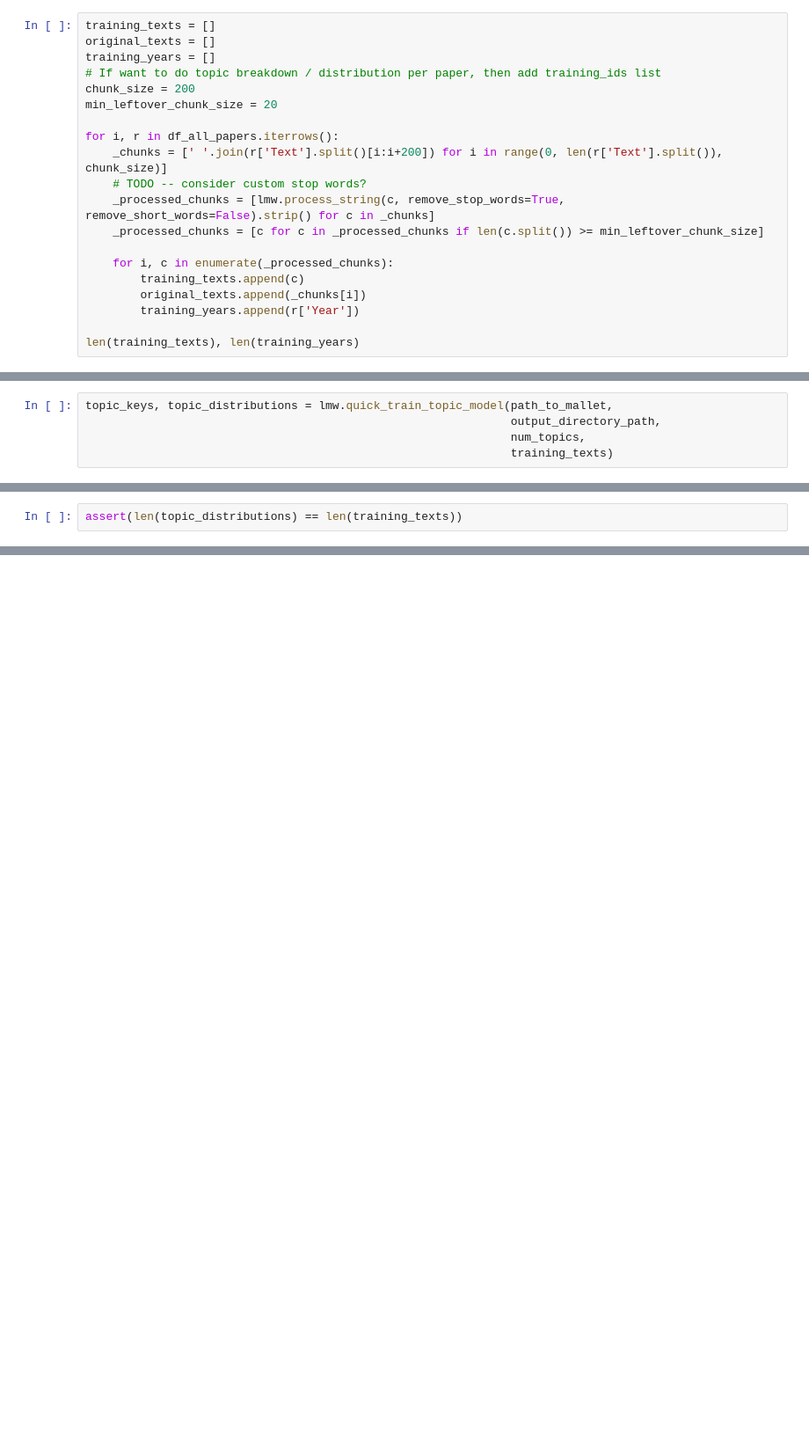
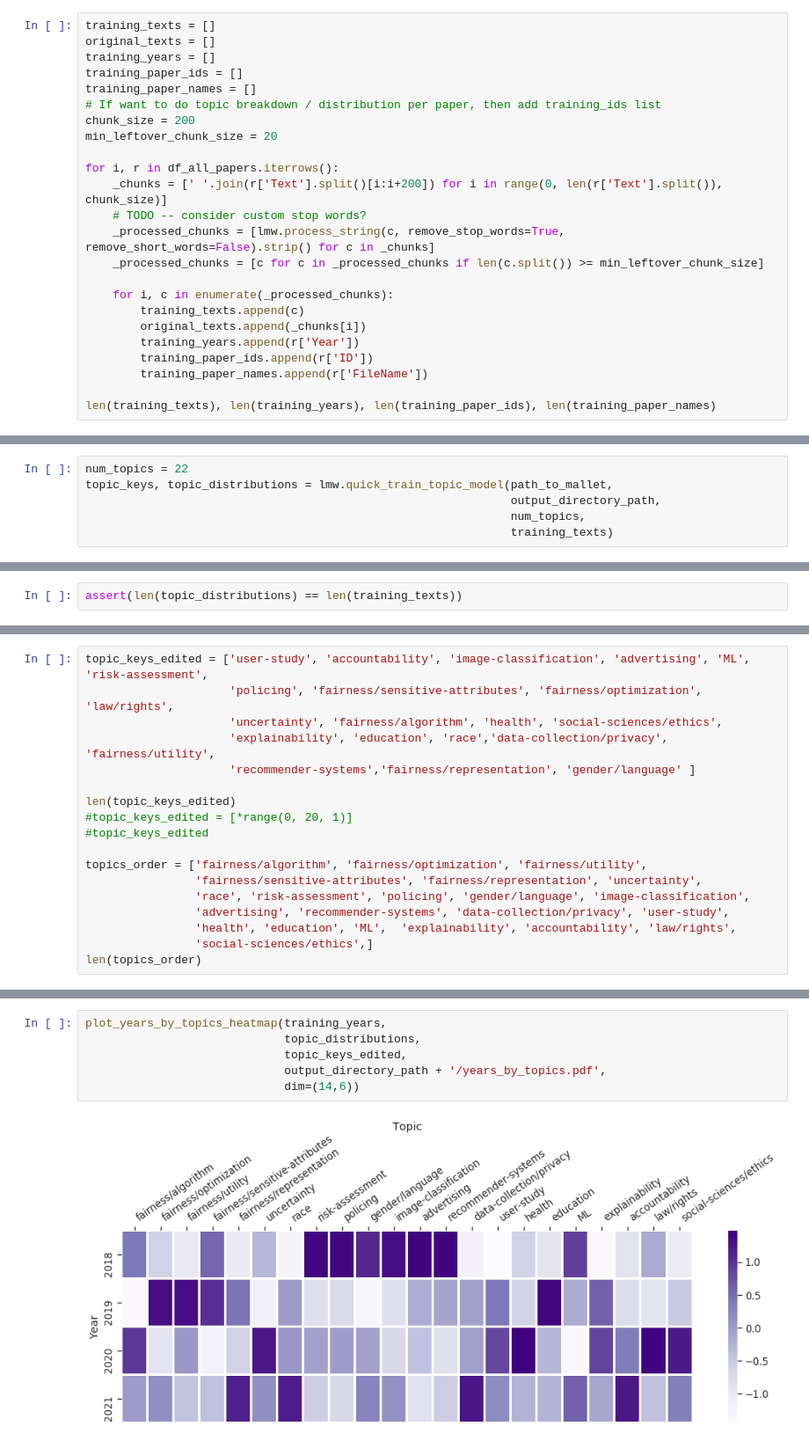
Before and after one commit to JainSameer06/FAccT-MF, a Jupyter notebook: src/lda-mallet/explore_topics.ipynb, the cells around one changed output, grey strips where cells are left out. Shown: that part at 88% size. Saved outputs shown, nothing was run; the diff lists cells and outputs as text; blank space fills up the shorter version.

Commit message:
finish running topic model analysis

```diff
--- a/src/lda-mallet/explore_topics.ipynb
+++ b/src/lda-mallet/explore_topics.ipynb
@@ -1313,6 +1322,8 @@ Process each paper into chunks and keep track of the year for each chunk.
 training_texts = []
 original_texts = []
 training_years = []
+training_paper_ids = []
+training_paper_names = []
 # If want to do topic breakdown / distribution per paper, then add training_ids list
 chunk_size = 200
 min_leftover_chunk_size = 20
@@ -1327,5 +1338,7 @@ for i, r in df_all_papers.iterrows():
         training_texts.append(c)
         original_texts.append(_chunks[i])
         training_years.append(r['Year'])
+        training_paper_ids.append(r['ID'])
+        training_paper_names.append(r['FileName'])
 
-len(training_texts), len(training_years)
+len(training_texts), len(training_years), len(training_paper_ids), len(training_paper_names)
@@ -1335,6 +1349,7 @@ output_directory_path = 'output'
 #path_to_mallet = '/Volumes/Passport-1/packages/mallet-2.0.8/bin/mallet'
 path_to_mallet = "~/mallet-2.0.8/bin/mallet"
 # %%
+num_topics = 22
 topic_keys, topic_distributions = lmw.quick_train_topic_model(path_to_mallet,
                                                               output_directory_path,
                                                               num_topics,
@@ -1346,0 +1385,18 @@ for i, t in enumerate(topic_keys):
+# %%
+topic_keys_edited = ['user-study', 'accountability', 'image-classification', 'advertising', 'ML', 'risk-assessment',
+                     'policing', 'fairness/sensitive-attributes', 'fairness/optimization', 'law/rights',
+                     'uncertainty', 'fairness/algorithm', 'health', 'social-sciences/ethics',
+                     'explainability', 'education', 'race','data-collection/privacy', 'fairness/utility',
+                     'recommender-systems','fairness/representation', 'gender/language' ]
+
+len(topic_keys_edited)
+#topic_keys_edited = [*range(0, 20, 1)]
+#topic_keys_edited
+
+topics_order = ['fairness/algorithm', 'fairness/optimization', 'fairness/utility',
+                'fairness/sensitive-attributes', 'fairness/representation', 'uncertainty',
+                'race', 'risk-assessment', 'policing', 'gender/language', 'image-classification',
+                'advertising', 'recommender-systems', 'data-collection/privacy', 'user-study',
+                'health', 'education', 'ML',  'explainability', 'accountability', 'law/rights',
+                'social-sciences/ethics',]
+len(topics_order)
@@ -1355,0 +1461,8 @@ for _topic in range(0, num_topics):
+# %%
+plot_years_by_topics_heatmap(training_years,
+                             topic_distributions,
+                             topic_keys_edited,
+                             output_directory_path + '/years_by_topics.pdf',
+                             dim=(14,6))
+# %% [output]
+[figure, added]
```
Also changed, not shown: parts of 16 cells of this notebook, 31 other files.
